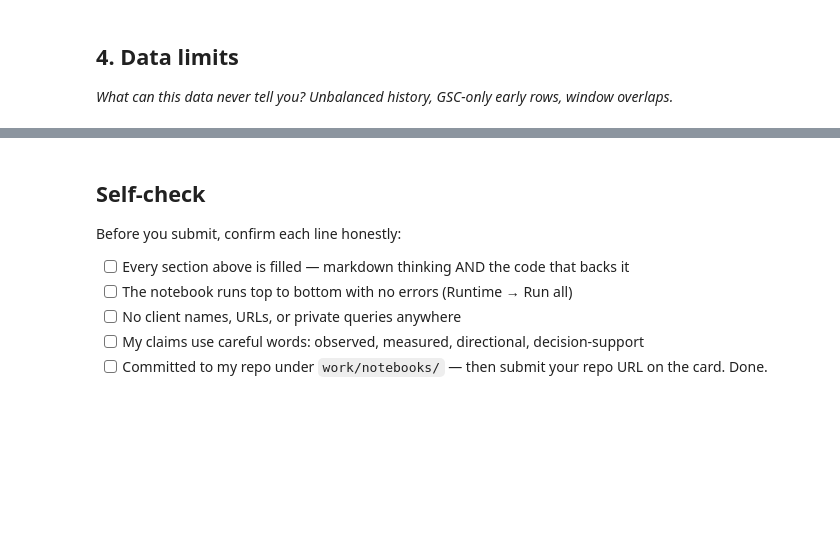
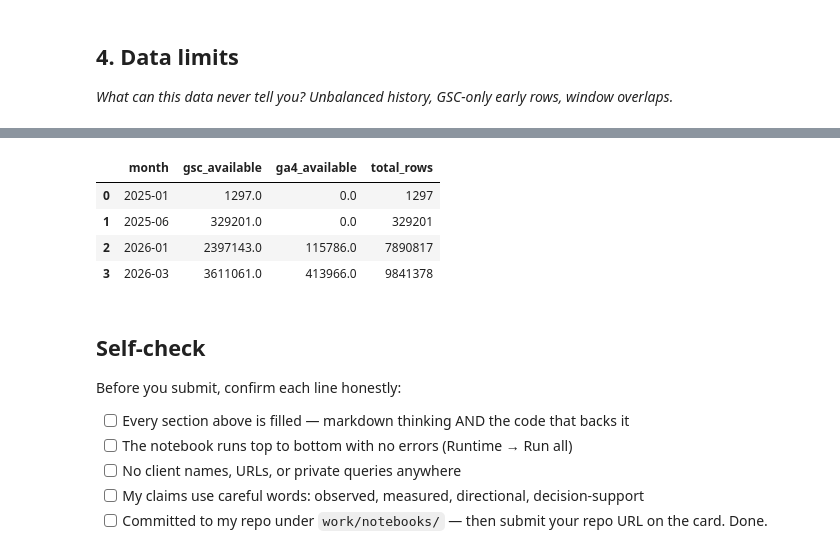
Before and after one commit to Mohidraheel/Machine-Learning-Practice, a Jupyter notebook: work/notebooks/w03_data_contract.ipynb, the cells around one changed output, grey strips where cells are left out. Saved outputs shown, nothing was run; the diff lists cells and outputs as text; code cells hidden in the pictures; blank space fills up the shorter version.

```diff
--- a/work/notebooks/w03_data_contract.ipynb
+++ b/work/notebooks/w03_data_contract.ipynb
@@ -25,3 +385,22 @@ This skeleton is yours to fill. Work the sections **in order** — each one has
+# %%
+# Show GSC-only vs both available — proves unbalanced history limitation
+con.execute("""
+    SELECT
+        month,
+        SUM(CASE WHEN gsc_data_available IS TRUE THEN 1 ELSE 0 END)  AS gsc_available,
+        SUM(CASE WHEN ga4_data_available IS TRUE THEN 1 ELSE 0 END)  AS ga4_available,
+        COUNT(*)                                                       AS total_rows
+    FROM warehouse
+    WHERE month IN ('2025-01', '2025-06', '2026-01', '2026-03')
+    GROUP BY month
+    ORDER BY month
+""").fetchdf()
+# %% [output]
+|  | month | gsc_available | ga4_available | total_rows |
+| 0 | 2025-01 | 1297.0 | 0.0 | 1297 |
+| 1 | 2025-06 | 329201.0 | 0.0 | 329201 |
+| 2 | 2026-01 | 2397143.0 | 115786.0 | 7890817 |
+| 3 | 2026-03 | 3611061.0 | 413966.0 | 9841378 |
 # %% [markdown]
 ## Self-check
 
```
Also changed, not shown: parts of 18 cells of this notebook.
